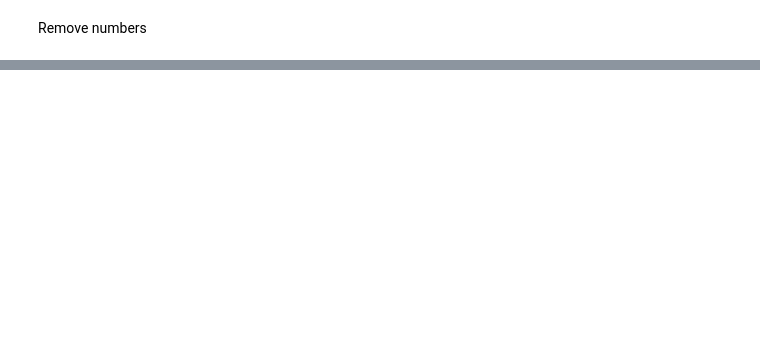
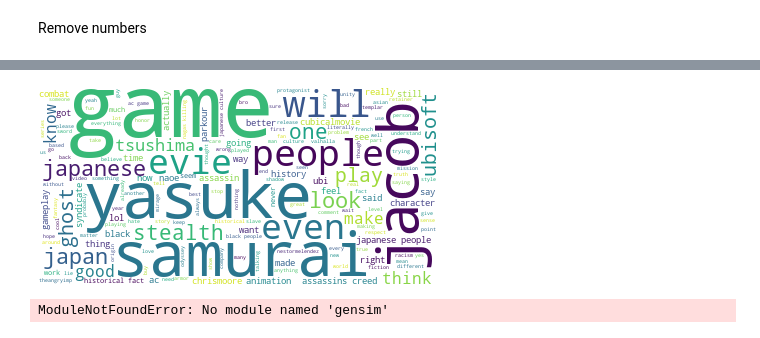
Before and after one commit to NikitaGarbovskii/AS_S_COMMENTS, a Jupyter notebook: Youtube_script.ipynb, the cells around one changed output, grey strips where cells are left out. Saved outputs shown, nothing was run; the diff lists cells and outputs as text; code cells hidden in the pictures; blank space fills up the shorter version.

```diff
--- a/Youtube_script.ipynb
+++ b/Youtube_script.ipynb
@@ -380,0 +538,2 @@ df['textOriginalTranslated'] = df['textOriginalTranslated'].astype(str).apply(la
+# %%
+df['textOriginalTranslated'] = df['textOriginalTranslated'].apply(lambda x: re.sub(' +', ' ', x))
@@ -380,0 +542,2 @@ df['textOriginalTranslated'] = df['textOriginalTranslated'].astype(str).apply(la
+# %%
+df['textOriginalTranslated'] = df['textOriginalTranslated'].apply(lambda x: unidecode(x, errors="preserve"))
@@ -380,0 +562,3 @@ df['textOriginalTranslated'] = df['textOriginalTranslated'].astype(str).apply(la
+# %%
+lemmatizer = WordNetLemmatizer()
+df['textOriginalTranslated'] = df['textOriginalTranslated'].apply(lambda x: lemmatizer.lemmatize(x))
@@ -380,0 +608,22 @@ df['textOriginalTranslated'] = df['textOriginalTranslated'].astype(str).apply(la
+# %%
+# Join the different processed titles together.
+long_string = ','.join(list(df['textOriginalTranslated'].values))
+# %%
+wordcloud = WordCloud(background_color="white", max_words=5000, contour_width=3, contour_color='steelblue')
+# Generate a word cloud
+wordcloud.generate(long_string)
+# Visualize the word cloud
+wordcloud.to_image()
+# %% [output]
+[figure, added]
+# %%
+# Create Dictionary
+id2word = corpora.Dictionary(data_words)
+# Create Corpus
+texts = data_words
+# Term Document Frequency
+corpus = [id2word.doc2bow(text) for text in texts]
+# View
+print(corpus[:1][0][:30])
+# %% [output]
+ModuleNotFoundError: No module named 'gensim'
```
Also changed, not shown: parts of 30 cells of this notebook.
